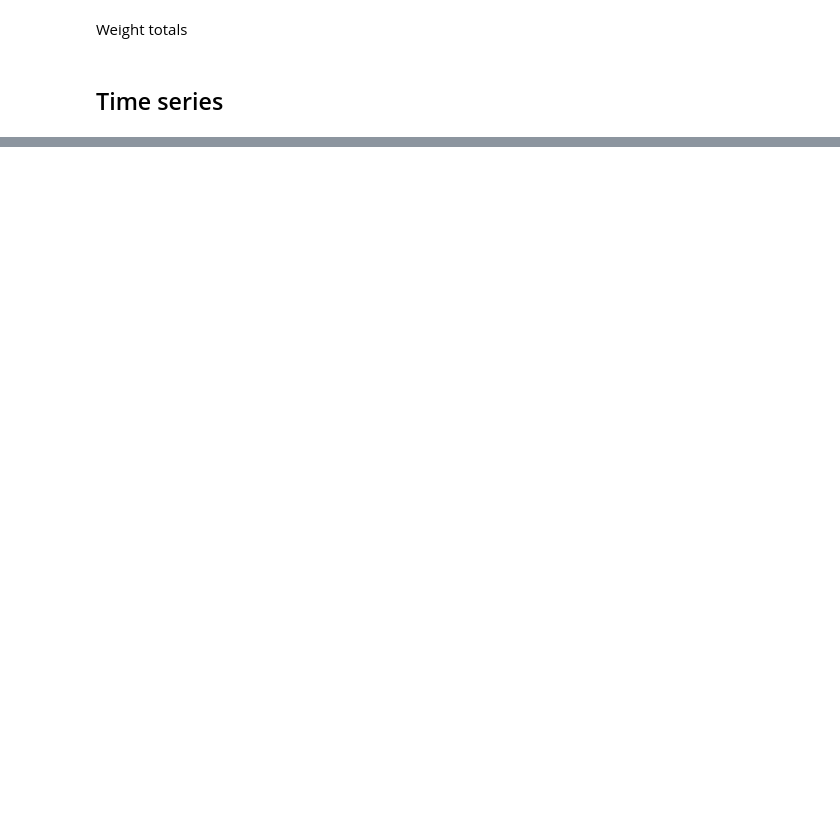
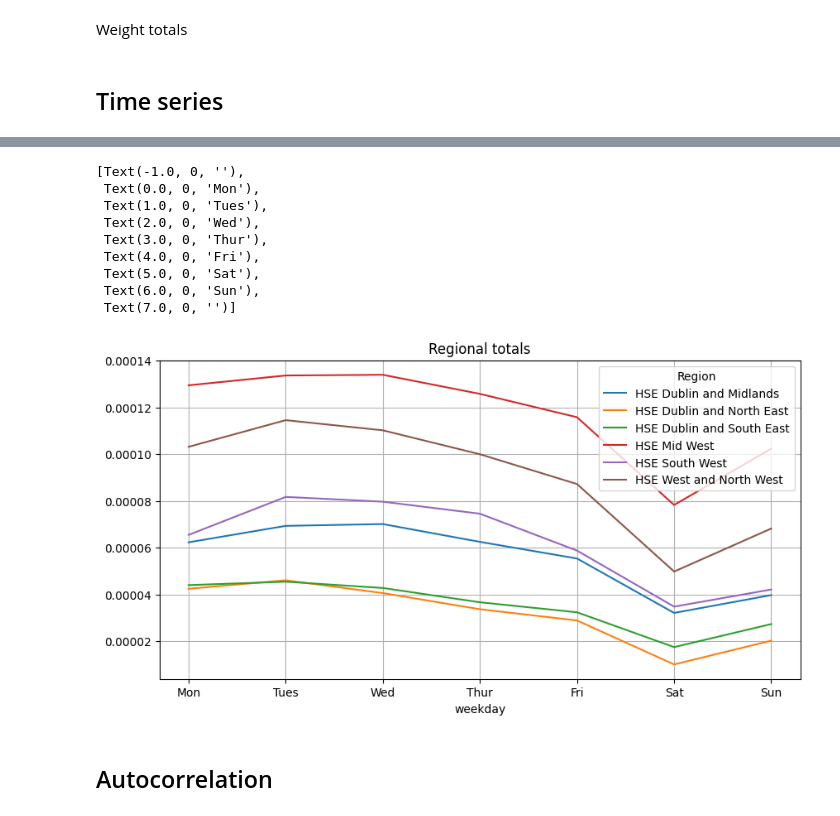
Before and after one commit to hotsoupisgood/scraping-hse-trolly-data, a Jupyter notebook: cleaning.ipynb, the cells around one changed output, grey strips where cells are left out. Drawn from its saved outputs; the diff is of its cells as text; code cells hidden in the pictures; blank space fills up the shorter version.

```diff
--- a/cleaning.ipynb
+++ b/cleaning.ipynb
@@ -126,0 +176,18 @@ df[df["Hospital"].str.contains("Total")].groupby(["weekday","Hospital"])['Popula
+# %%
+# Add weekdays to df
+region_df['weekday']= region_df.index.dayofweek
+# Plot
+region_df.groupby(["weekday"]).mean().plot(figsize=(10,5), grid=True, legend=True, title="Regional totals").set_xticklabels(labels=['',"Mon",'Tues','Wed','Thur','Fri','Sat','Sun'])
+# %% [output]
+[Text(-1.0, 0, ''),
+ Text(0.0, 0, 'Mon'),
+ Text(1.0, 0, 'Tues'),
+ Text(2.0, 0, 'Wed'),
+ Text(3.0, 0, 'Thur'),
+ Text(4.0, 0, 'Fri'),
+ Text(5.0, 0, 'Sat'),
+ Text(6.0, 0, 'Sun'),
+ Text(7.0, 0, '')]
+[figure, added]
+# %% [markdown]
+## Autocorrelation
```
Also changed, not shown: parts of 14 cells of this notebook, 1 other file.
